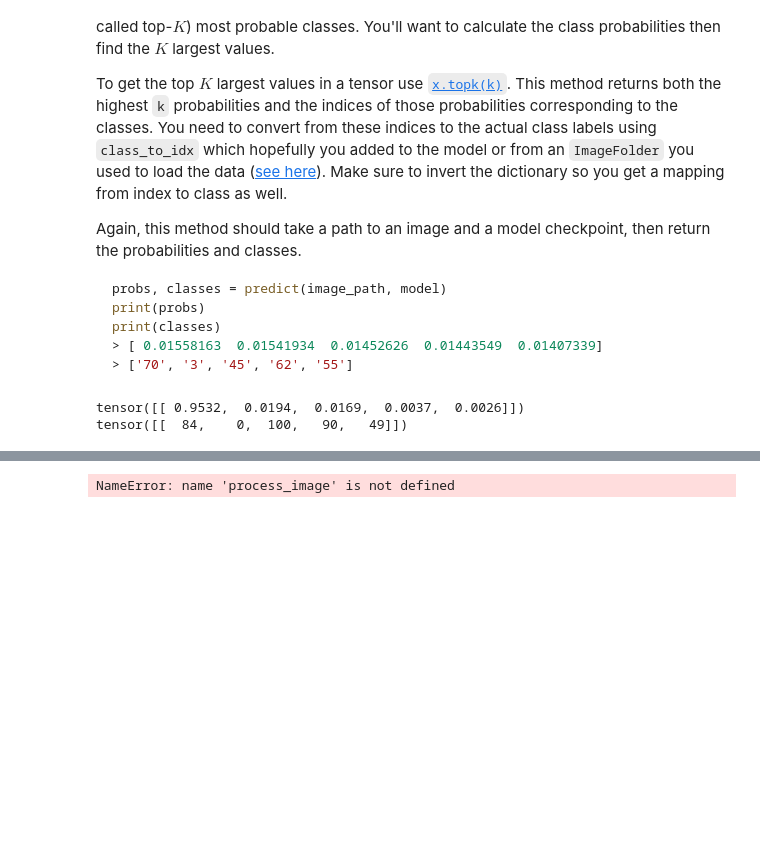
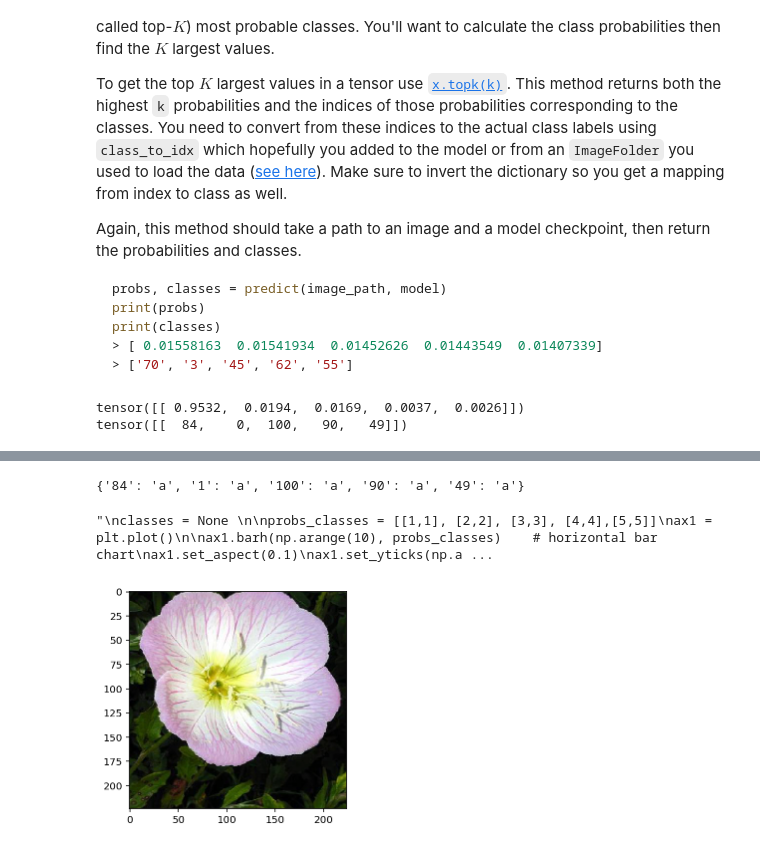
Before and after one commit to jim2236/Image_Classifier_Udacity, a Jupyter notebook: Image Classifier Project.ipynb, the cells around one changed output, grey strips where cells are left out. Drawn from its saved outputs; the diff is of its cells as text; code cells hidden in the pictures; blank space fills up the shorter version.

```diff
--- a/Image Classifier Project.ipynb
+++ b/Image Classifier Project.ipynb
@@ -480,26 +480,61 @@ Now that you can use a trained model for predictions, check to make sure it make
 <img src='assets/inference_example.png' width=300px>
 
 You can convert from the class integer encoding to actual flower names with the `cat_to_name.json` file (should have been loaded earlier in the notebook). To show a PyTorch tensor as an image, use the `imshow` function defined above.
+# %%
+classes = torch.tensor([[84, 1, 100, 90, 49]])
+classes = classes.numpy()
+
+final_classes = dict()
+
+for i in np.nditer(classes):
+    if str(i) in cat_to_name.keys():
+        final_classes.update({str(i): 'a'})
+
+print(final_classes)
+# %% [output]
+{'84': 'a', '1': 'a', '100': 'a', '90': 'a', '49': 'a'}
 # %%
 # TODO: Display an image along with the top 5 classes
 
 filepath = '/home/workspace/aipnd-project/'
 image_path = filepath + 'flowers/test/1/'
-image = (process_image(image_path + 'image_06743.jpg'))
-print(image.shape)
+image = imshow((process_image(image_path + 'image_06743.jpg')))
+'''
+classes = None
 
-#imshow(image)
+probs_classes = [[1,1], [2,2], [3,3], [4,4],[5,5]]
+ax1 = plt.plot()
 
-fig, (ax1, ax2) = plt.subplots(ncols=2) #figsize=(6,9),
-ax1.imshow(image) #.resize_(1, 28, 28).numpy().squeeze())
+ax1.barh(np.arange(10), probs_classes)    # horizontal bar chart
+ax1.set_aspect(0.1)
+ax1.set_yticks(np.arange(10))
+
+ax1.set_yticklabels(['T-shirt/top',
+                            'Trouser',
+                            'Pullover',
+                            'Dress',
+                            'Coat'], size='small');
+ax1.set_title('Class Probability')
+ax1.set_xlim(0, 1.1)
+
+plt.tight_layout()
+'''
+#print(image.shape)
+
+
+#plt.figure(imshow(image), figsize=(224,224))
+
+#fig, (ax1, ax2) = plt.subplots(ncols=2) #figsize=(224,224),
+#ax1.imshow(image) #.resize_(1, 28, 28).numpy().squeeze())
 #ax1.axis('off')
 #ax2.barh(np.arange(10), ps)
 #ax2.set_aspect(0.1)
 #ax2.set_yticks(np.arange(10))
 
 #ax2.set_title('Class Probability')
 #ax2.set_xlim(0, 1.1)
 
 #plt.tight_layout()
 # %% [output]
-NameError: name 'process_image' is not defined
+"\nclasses = None \n\nprobs_classes = [[1,1], [2,2], [3,3], [4,4],[5,5]]\nax1 = plt.plot()\n\nax1.barh(np.arange(10), probs_classes)    # horizontal bar chart\nax1.set_aspect(0.1)\nax1.set_yticks(np.a ...
+[figure, added]
```
